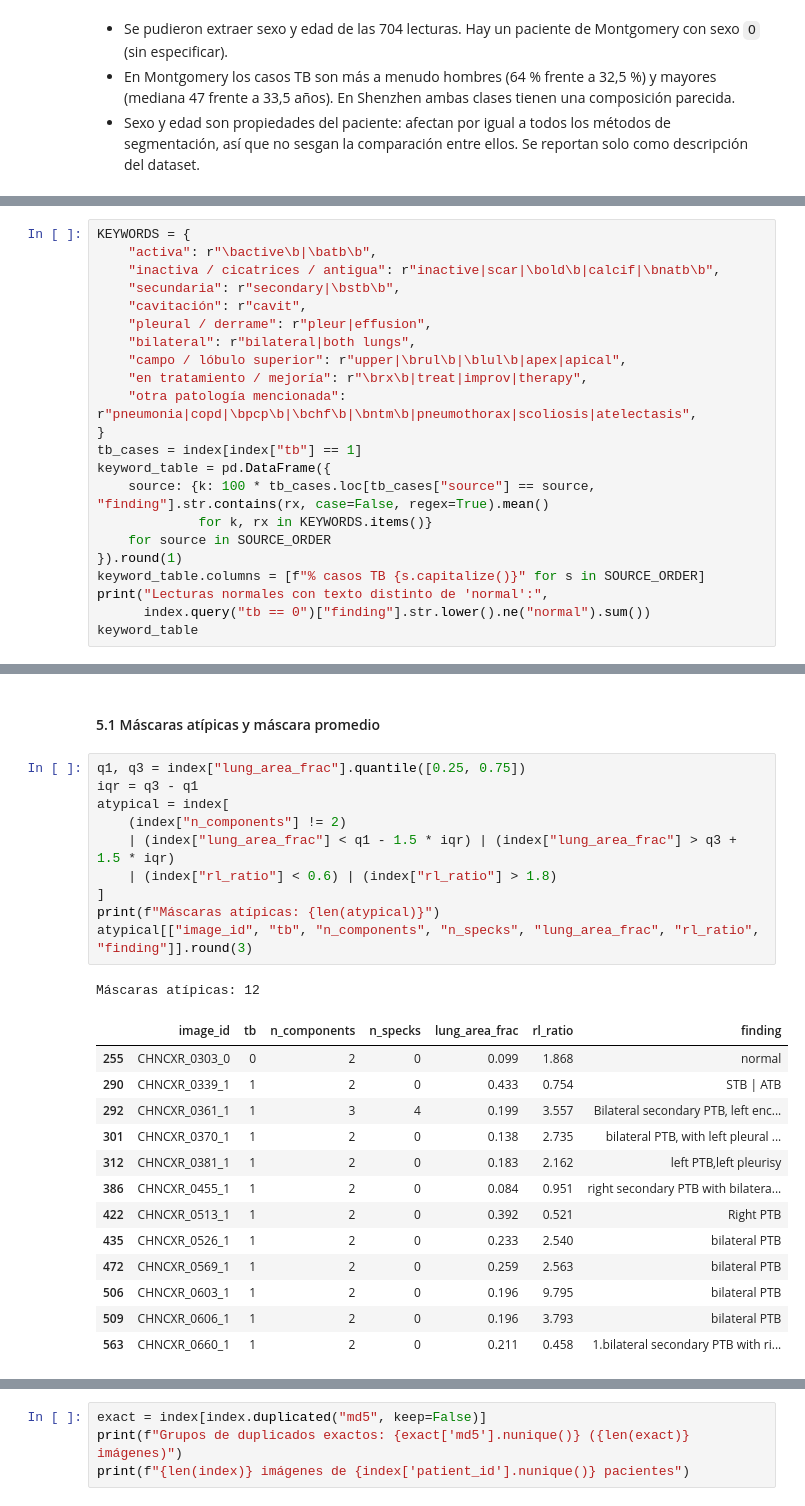
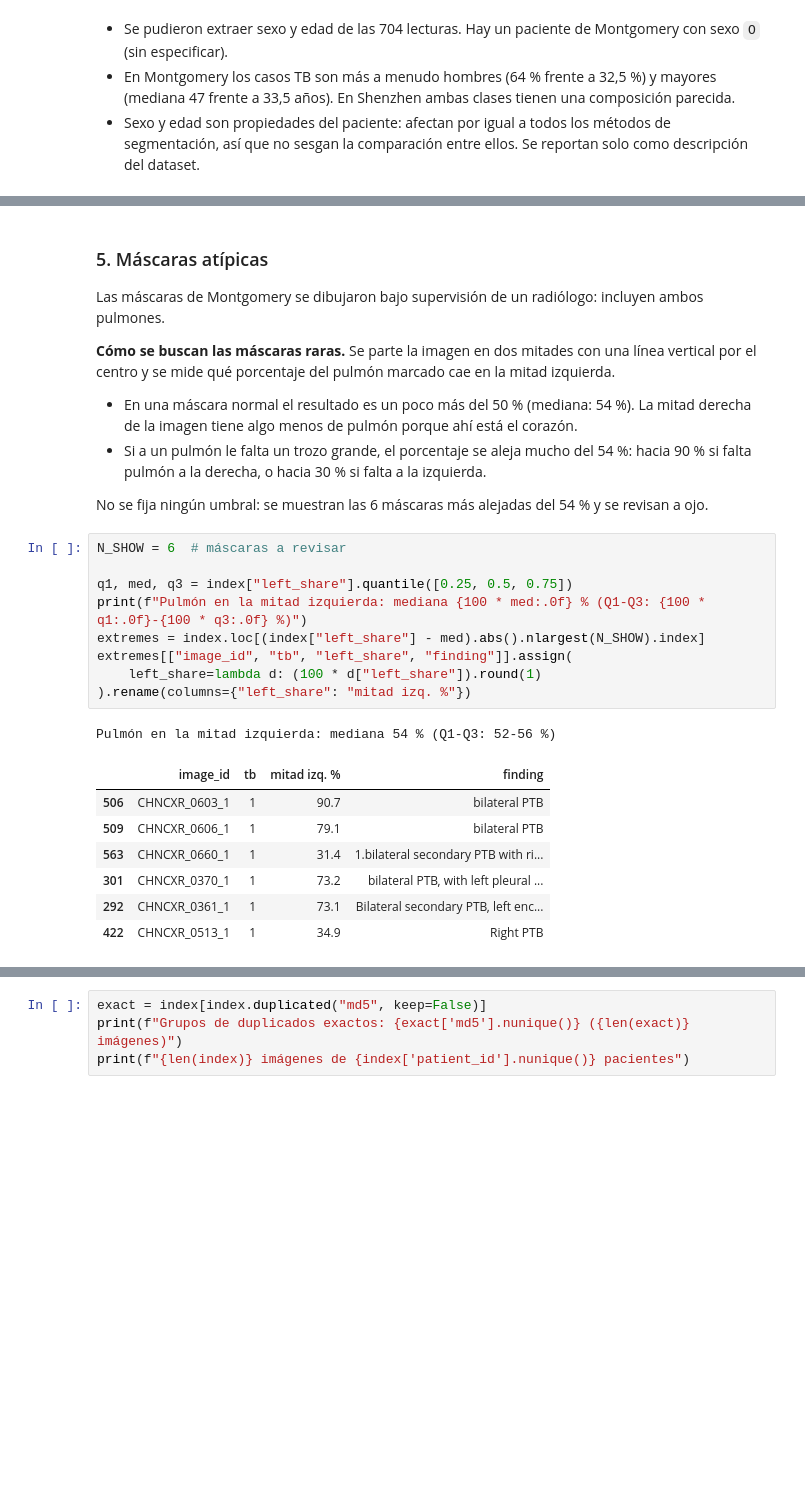
Before and after one commit to JulianCarvajal/tuberculosis-lung-segmentation, a Jupyter notebook: notebooks/01_exploration_montgomery_shenzhen.ipynb, the cells around one changed output, grey strips where cells are left out. Saved outputs shown, nothing was run; the diff lists cells and outputs as text; blank space fills up the shorter version.

Commit message:
feat(EDA): EDA para montgomery-shenzhen terminado

```diff
--- a/notebooks/01_exploration_montgomery_shenzhen.ipynb
+++ b/notebooks/01_exploration_montgomery_shenzhen.ipynb
@@ -250,22 +226,0 @@ demo[["n", "% mujeres", "% hombres", "edad, mediana (RIC)"]]
-# %%
-KEYWORDS = {
-    "activa": r"\bactive\b|\batb\b",
-    "inactiva / cicatrices / antigua": r"inactive|scar|\bold\b|calcif|\bnatb\b",
-    "secundaria": r"secondary|\bstb\b",
-    "cavitación": r"cavit",
-    "pleural / derrame": r"pleur|effusion",
-    "bilateral": r"bilateral|both lungs",
-    "campo / lóbulo superior": r"upper|\brul\b|\blul\b|apex|apical",
-    "en tratamiento / mejoría": r"\brx\b|treat|improv|therapy",
-    "otra patología mencionada": r"pneumonia|copd|\bpcp\b|\bchf\b|\bntm\b|pneumothorax|scoliosis|atelectasis",
-}
-tb_cases = index[index["tb"] == 1]
-keyword_table = pd.DataFrame({
-    source: {k: 100 * tb_cases.loc[tb_cases["source"] == source, "finding"].str.contains(rx, case=False, regex=True).mean()
-             for k, rx in KEYWORDS.items()}
-    for source in SOURCE_ORDER
-}).round(1)
-keyword_table.columns = [f"% casos TB {s.capitalize()}" for s in SOURCE_ORDER]
-print("Lecturas normales con texto distinto de 'normal':",
-      index.query("tb == 0")["finding"].str.lower().ne("normal").sum())
-keyword_table
@@ -495,28 +335,30 @@ mask_auc.round(2)
 # %% [markdown]
-#### 5.1 Máscaras atípicas y máscara promedio
+### 5. Máscaras atípicas
+
+Las máscaras de Montgomery se dibujaron bajo supervisión de un radiólogo: incluyen ambos pulmones.
+
+**Cómo se buscan las máscaras raras.** Se parte la imagen en dos mitades con una línea vertical por el centro y se mide qué porcentaje del pulmón marcado cae en la mitad izquierda.
+
+- En una máscara normal el resultado es un poco más del 50 % (mediana: 54 %). La mitad derecha de la imagen tiene algo menos de pulmón porque ahí está el corazón.
+- Si a un pulmón le falta un trozo grande, el porcentaje se aleja mucho del 54 %: hacia 90 % si falta pulmón a la derecha, o hacia 30 % si falta a la izquierda.
+
+No se fija ningún umbral: se muestran las 6 máscaras más alejadas del 54 % y se revisan a ojo.
 # %%
-q1, q3 = index["lung_area_frac"].quantile([0.25, 0.75])
-iqr = q3 - q1
-atypical = index[
-    (index["n_components"] != 2)
-    | (index["lung_area_frac"] < q1 - 1.5 * iqr) | (index["lung_area_frac"] > q3 + 1.5 * iqr)
-    | (index["rl_ratio"] < 0.6) | (index["rl_ratio"] > 1.8)
-]
-print(f"Máscaras atípicas: {len(atypical)}")
-atypical[["image_id", "tb", "n_components", "n_specks", "lung_area_frac", "rl_ratio", "finding"]].round(3)
+N_SHOW = 6  # máscaras a revisar
+
+q1, med, q3 = index["left_share"].quantile([0.25, 0.5, 0.75])
+print(f"Pulmón en la mitad izquierda: mediana {100 * med:.0f} % (Q1-Q3: {100 * q1:.0f}-{100 * q3:.0f} %)")
+extremes = index.loc[(index["left_share"] - med).abs().nlargest(N_SHOW).index]
+extremes[["image_id", "tb", "left_share", "finding"]].assign(
+    left_share=lambda d: (100 * d["left_share"]).round(1)
+).rename(columns={"left_share": "mitad izq. %"})
 # %% [output]
-Máscaras atípicas: 12
+Pulmón en la mitad izquierda: mediana 54 % (Q1-Q3: 52-56 %)
-|  | image_id | tb | n_components | n_specks | lung_area_frac | rl_ratio | finding |
-| 255 | CHNCXR_0303_0 | 0 | 2 | 0 | 0.099 | 1.868 | normal |
-| 290 | CHNCXR_0339_1 | 1 | 2 | 0 | 0.433 | 0.754 | STB | ATB |
-| 292 | CHNCXR_0361_1 | 1 | 3 | 4 | 0.199 | 3.557 | Bilateral secondary PTB, left enc... |
-| 301 | CHNCXR_0370_1 | 1 | 2 | 0 | 0.138 | 2.735 | bilateral PTB, with left pleural ... |
-| 312 | CHNCXR_0381_1 | 1 | 2 | 0 | 0.183 | 2.162 | left PTB,left pleurisy |
-| 386 | CHNCXR_0455_1 | 1 | 2 | 0 | 0.084 | 0.951 | right secondary PTB with bilatera... |
-| 422 | CHNCXR_0513_1 | 1 | 2 | 0 | 0.392 | 0.521 | Right PTB |
-| 435 | CHNCXR_0526_1 | 1 | 2 | 0 | 0.233 | 2.540 | bilateral PTB |
-| 472 | CHNCXR_0569_1 | 1 | 2 | 0 | 0.259 | 2.563 | bilateral PTB |
-| 506 | CHNCXR_0603_1 | 1 | 2 | 0 | 0.196 | 9.795 | bilateral PTB |
-| 509 | CHNCXR_0606_1 | 1 | 2 | 0 | 0.196 | 3.793 | bilateral PTB |
-| 563 | CHNCXR_0660_1 | 1 | 2 | 0 | 0.211 | 0.458 | 1.bilateral secondary PTB with ri... |
+|  | image_id | tb | mitad izq. % | finding |
+| 506 | CHNCXR_0603_1 | 1 | 90.7 | bilateral PTB |
+| 509 | CHNCXR_0606_1 | 1 | 79.1 | bilateral PTB |
+| 563 | CHNCXR_0660_1 | 1 | 31.4 | 1.bilateral secondary PTB with ri... |
+| 301 | CHNCXR_0370_1 | 1 | 73.2 | bilateral PTB, with left pleural ... |
+| 292 | CHNCXR_0361_1 | 1 | 73.1 | Bilateral secondary PTB, left enc... |
+| 422 | CHNCXR_0513_1 | 1 | 34.9 | Right PTB |
 # %%
```
Also changed, not shown: parts of 39 cells of this notebook, 1 other file.
